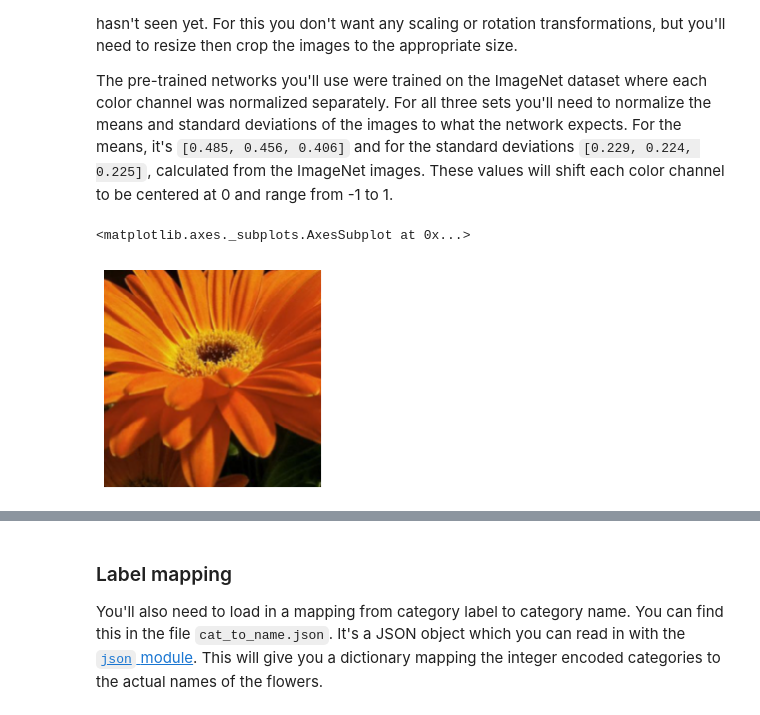
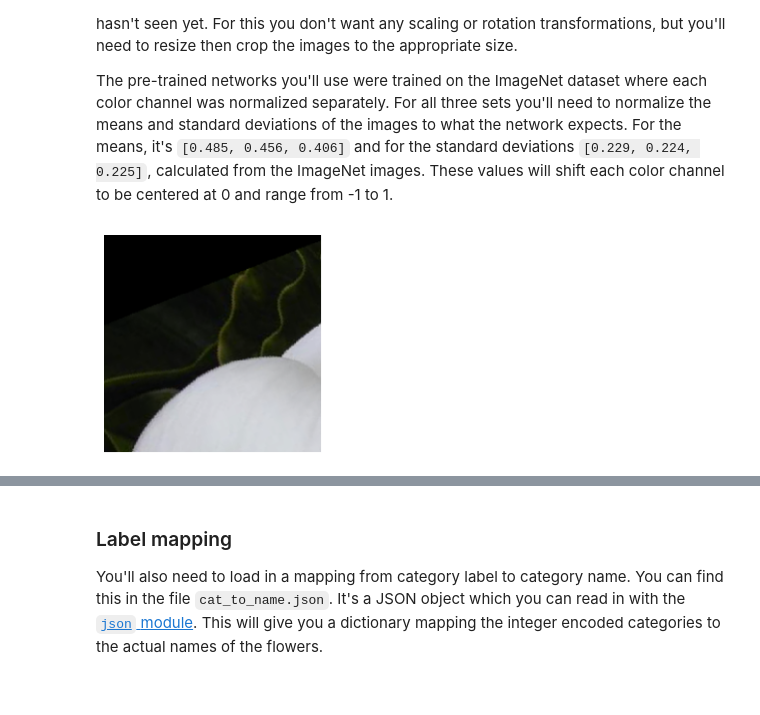
Before and after one commit to chpolyzo/PAIND, a Jupyter notebook: Image Classifier Project.ipynb, the cells around one changed output, grey strips where cells are left out. Drawn from its saved outputs; the diff is of its cells as text; code cells hidden in the pictures.

```diff
--- a/Image Classifier Project.ipynb
+++ b/Image Classifier Project.ipynb
@@ -75,7 +79,6 @@ test_dataloader = torch.utils.data.DataLoader(test_image_dataset, batch_size = 3
 # %%
-data_iter = iter(valid_dataloader)
+data_iter = iter(train_dataloader)
 images, labels = next(data_iter)
-helper.imshow(images[0],normalize = True)
+helper.imshow(images[0],normalize = True);
 # %% [output]
-<matplotlib.axes._subplots.AxesSubplot at 0x...>
-[figure, old version]
+[figure, new version]
```
Also changed, not shown: parts of 19 cells of this notebook.
